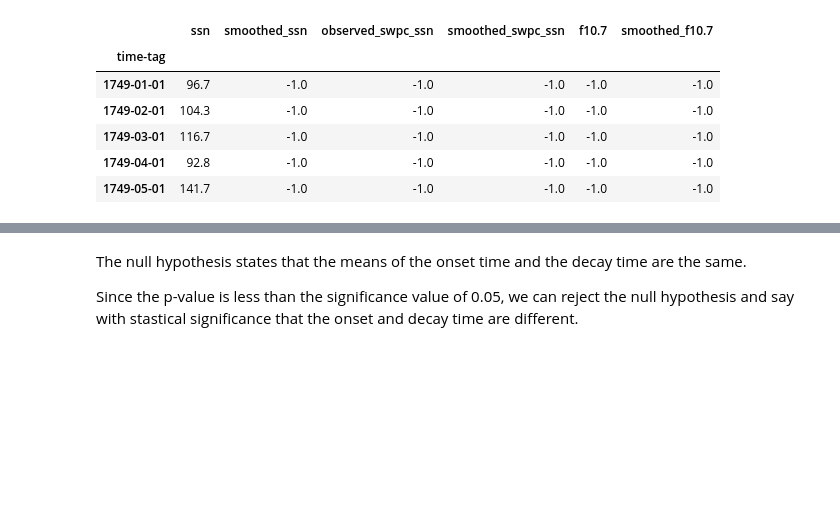
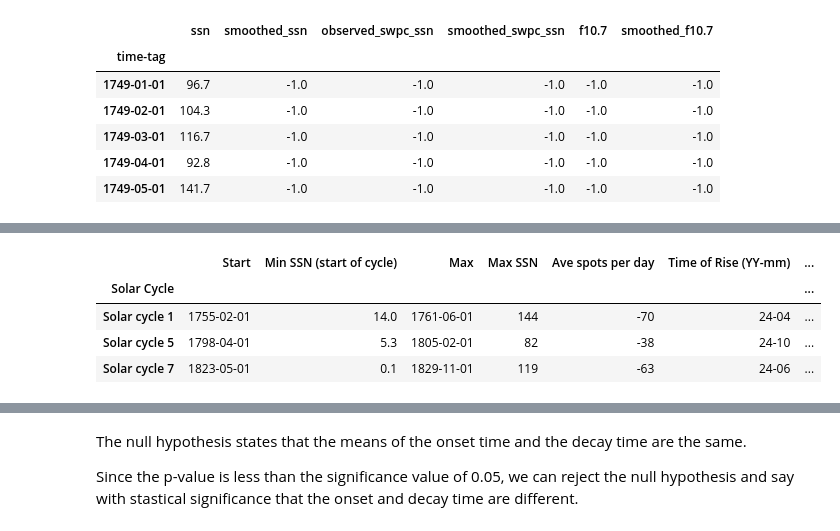
Before and after one commit to levetation/Solar-Cycles, a Jupyter notebook: SolarCycle.ipynb, the cells around one changed output, grey strips where cells are left out. Saved outputs shown, nothing was run; the diff lists cells and outputs as text; code cells hidden in the pictures; blank space fills up the shorter version.

```diff
--- a/SolarCycle.ipynb
+++ b/SolarCycle.ipynb
@@ -59,6 +61,15 @@ SolarCycles1to24.tail()
 | Solar cycle 22 | 1986-09-01 | 13.5 | 1989-11-01 | 213 | 106 | 24-02 | ... |
 | Solar cycle 23 | 1996-08-01 | 11.2 | 2001-11-01 | 180 | 82 | 24-03 | ... |
 | Solar cycle 24 | 2008-12-01 | 2.2 | 2014-04-01 | 116 | 49 | 24-04 | ... |
+# %%
+longer_onset = SolarCycles1to24[(SolarCycles1to24['Onset-Decay Difference (Years)'] < 0)]
+longer_onset
+# %% [output]
+|  | Start | Min SSN (start of cycle) | Max | Max SSN | Ave spots per day | Time of Rise (YY-mm) | ... |
+| Solar Cycle |  |  |  |  |  |  | ... |
+| Solar cycle 1 | 1755-02-01 | 14.0 | 1761-06-01 | 144 | -70 | 24-04 | ... |
+| Solar cycle 5 | 1798-04-01 | 5.3 | 1805-02-01 | 82 | -38 | 24-10 | ... |
+| Solar cycle 7 | 1823-05-01 | 0.1 | 1829-11-01 | 119 | -63 | 24-06 | ... |
 # %%
 fig, (a0, a1) = plt.subplots(
     2, 1,
```
Also changed, not shown: parts of 6 cells of this notebook.
